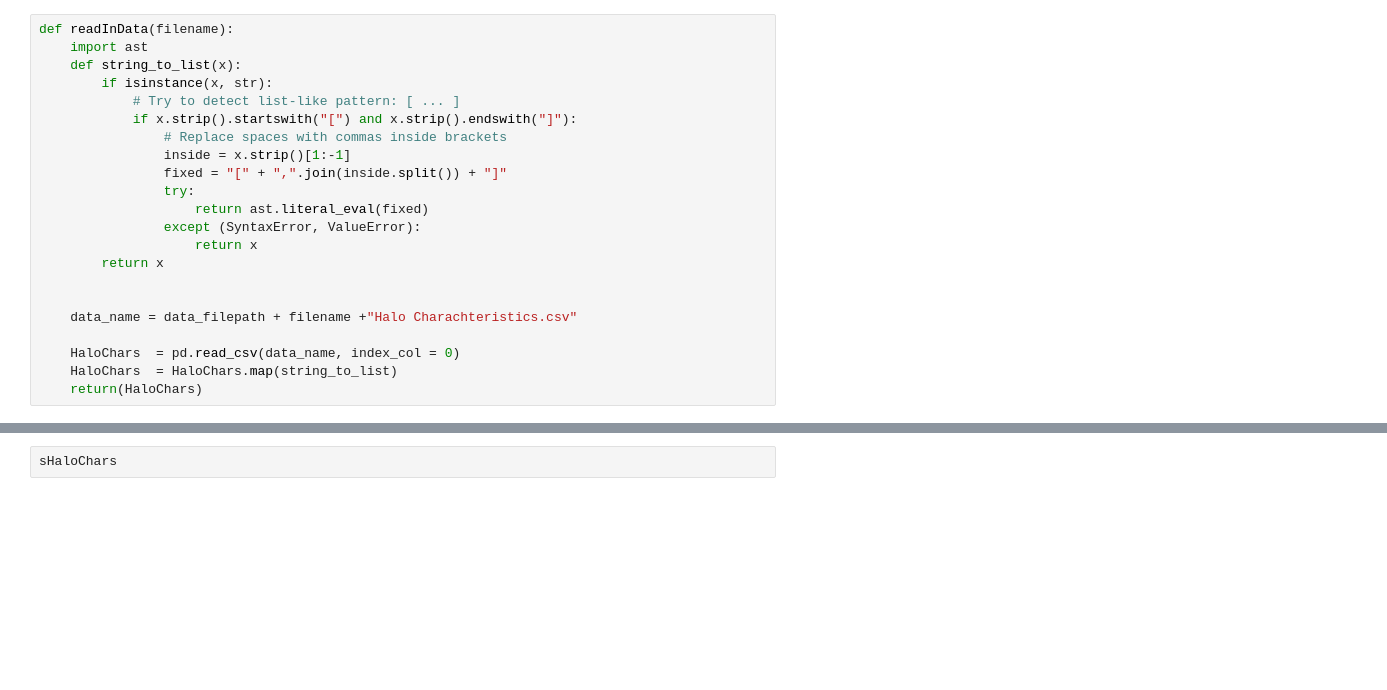
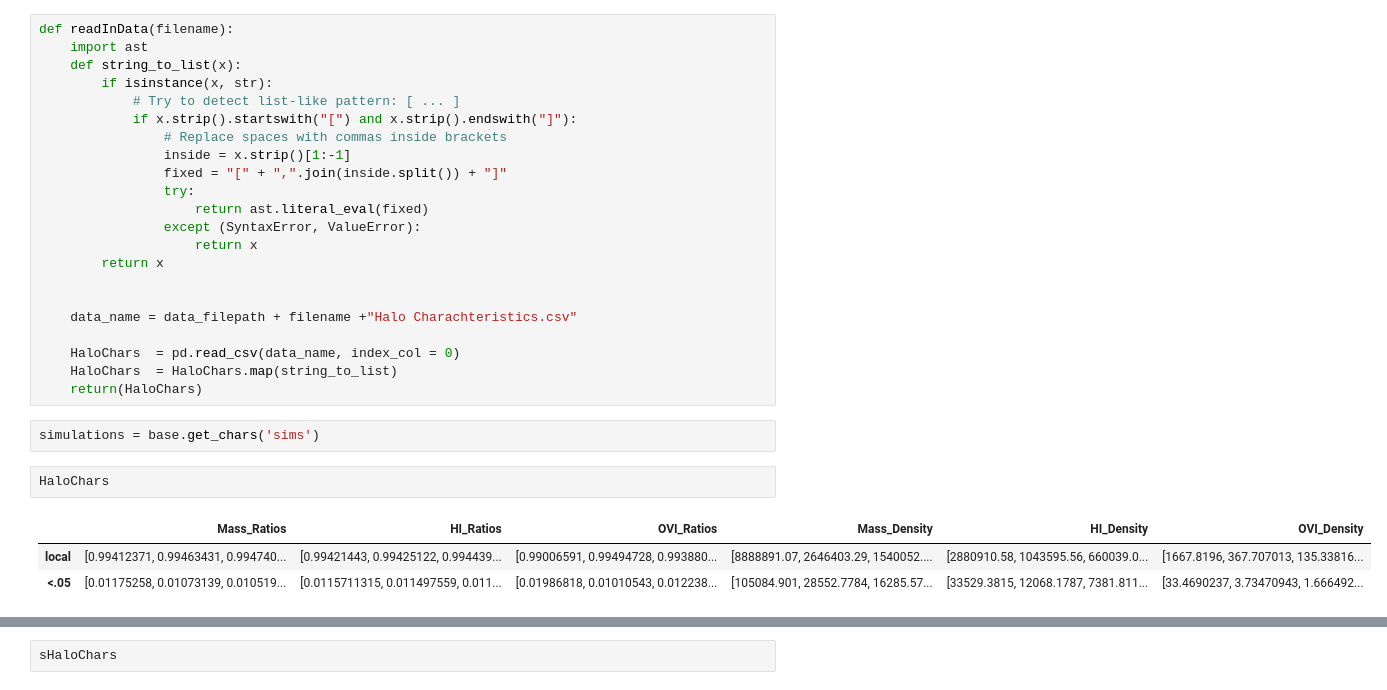
Before and after one commit to J-vadillo/Vadillo-Justice-League-Code, a Jupyter notebook: MassFracs-Divided-By-Source-c/Mass Fractions Divided By Source.ipynb, the cells around one changed output, grey strips where cells are left out. Cells and saved outputs as stored; diff of their text form; blank space fills up the shorter version.

```diff
--- a/MassFracs-Divided-By-Source-c/Mass Fractions Divided By Source.ipynb
+++ b/MassFracs-Divided-By-Source-c/Mass Fractions Divided By Source.ipynb
@@ -217,3 +224,11 @@ def readInData(filename):
     HaloChars  = pd.read_csv(data_name, index_col = 0)
     HaloChars  = HaloChars.map(string_to_list)
     return(HaloChars)
+# %%
+simulations = base.get_chars('sims')
+# %%
+HaloChars
+# %% [output]
+|  | Mass_Ratios | HI_Ratios | OVI_Ratios | Mass_Density | HI_Density | OVI_Density |
+| local | [0.99412371, 0.99463431, 0.994740... | [0.99421443, 0.99425122, 0.994439... | [0.99006591, 0.99494728, 0.993880... | [8888891.07, 2646403.29, 1540052.... | [2880910.58, 1043595.56, 660039.0... | [1667.8196, 367.707013, 135.33816... |
+| <.05 | [0.01175258, 0.01073139, 0.010519... | [0.0115711315, 0.011497559, 0.011... | [0.01986818, 0.01010543, 0.012238... | [105084.901, 28552.7784, 16285.57... | [33529.3815, 12068.1787, 7381.811... | [33.4690237, 3.73470943, 1.666492... |
```
Also changed, not shown: parts of 9 cells of this notebook, 7 other files.
